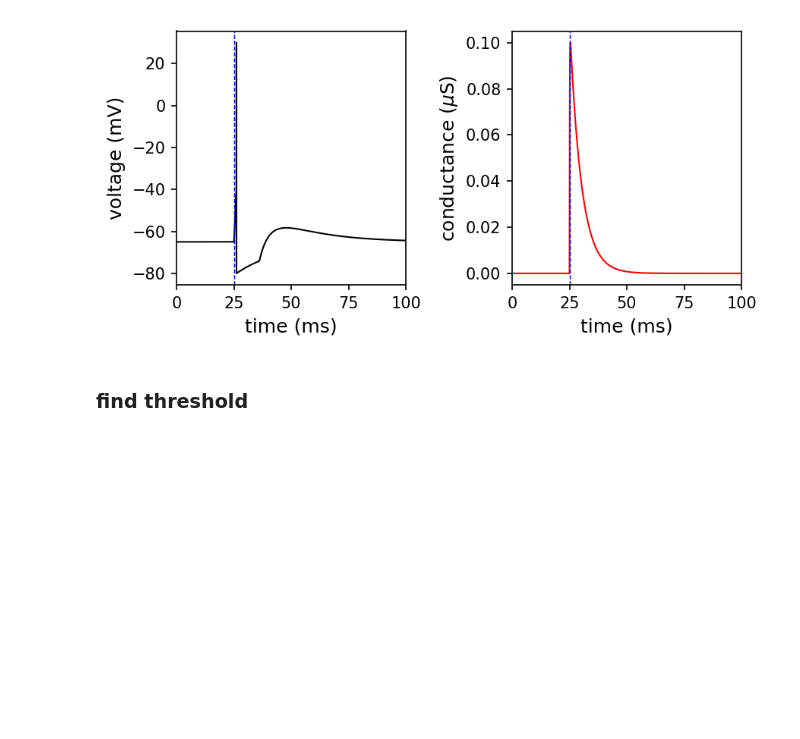
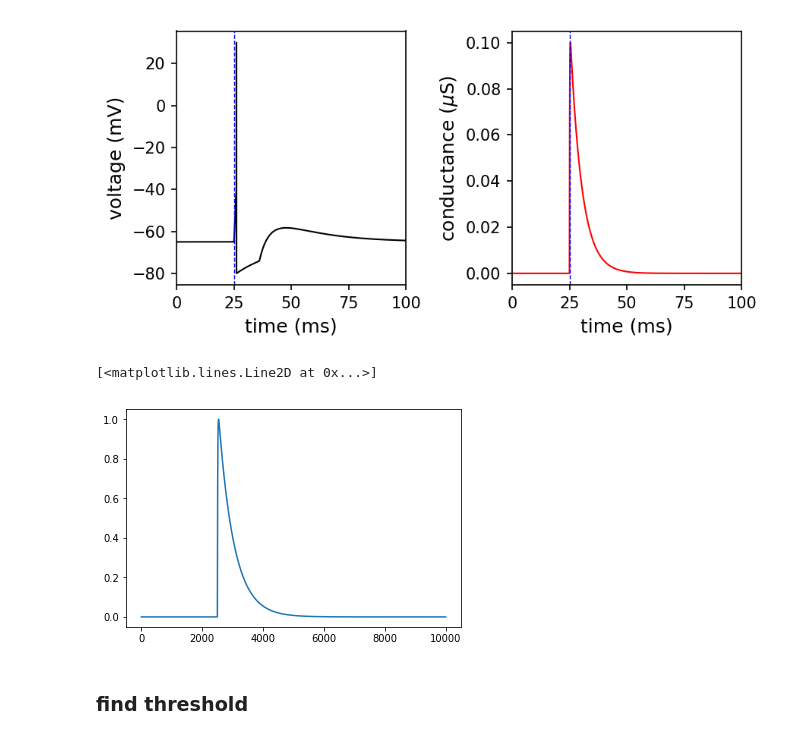
Before and after one commit to jyKim-97/NNoscillation, a Jupyter notebook: LIFnetwork/lif_test_poisson.ipynb, the cells around one changed output. Saved outputs shown, nothing was run; the diff lists cells and outputs as text; code cells hidden in the pictures; blank space fills up the shorter version.

```diff
--- a/LIFnetwork/lif_test_poisson.ipynb
+++ b/LIFnetwork/lif_test_poisson.ipynb
@@ -93,6 +96,11 @@ cell_exc.run()
 show_single_result(cell_exc, 25)
 # %% [output]
 [figure]
+# %%
+plt.plot(g_exc)
+# %% [output]
+[<matplotlib.lines.Line2D at 0x...>]
+[figure, added]
 # %% [markdown]
 ### find threshold
 # %%
```
Also changed, not shown: parts of 2 cells of this notebook, 6 other files.
